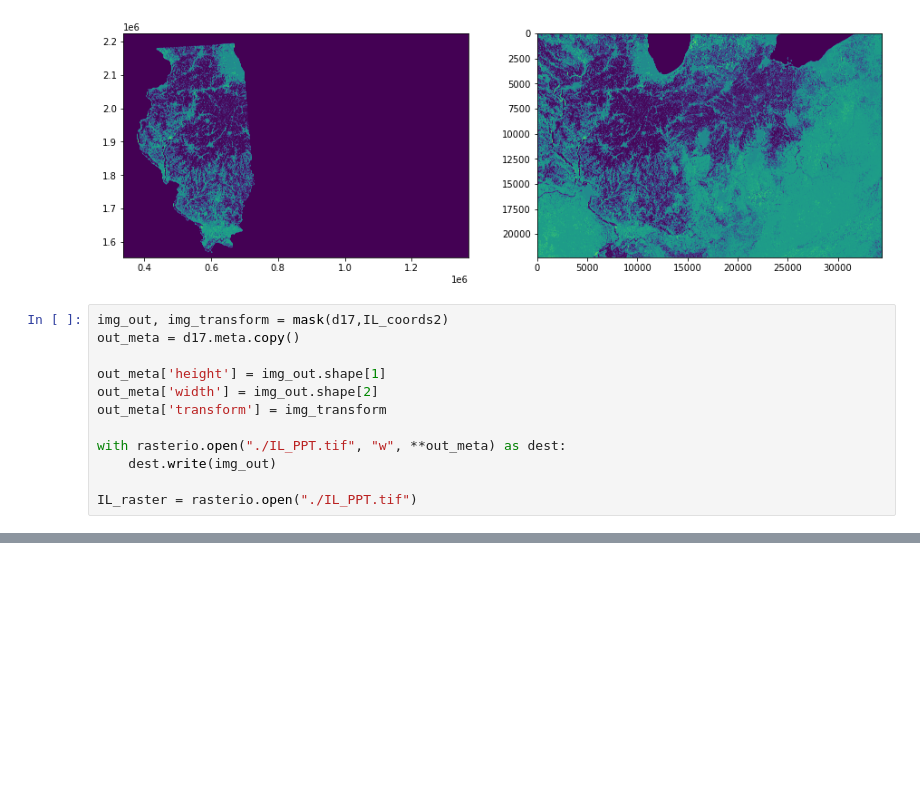
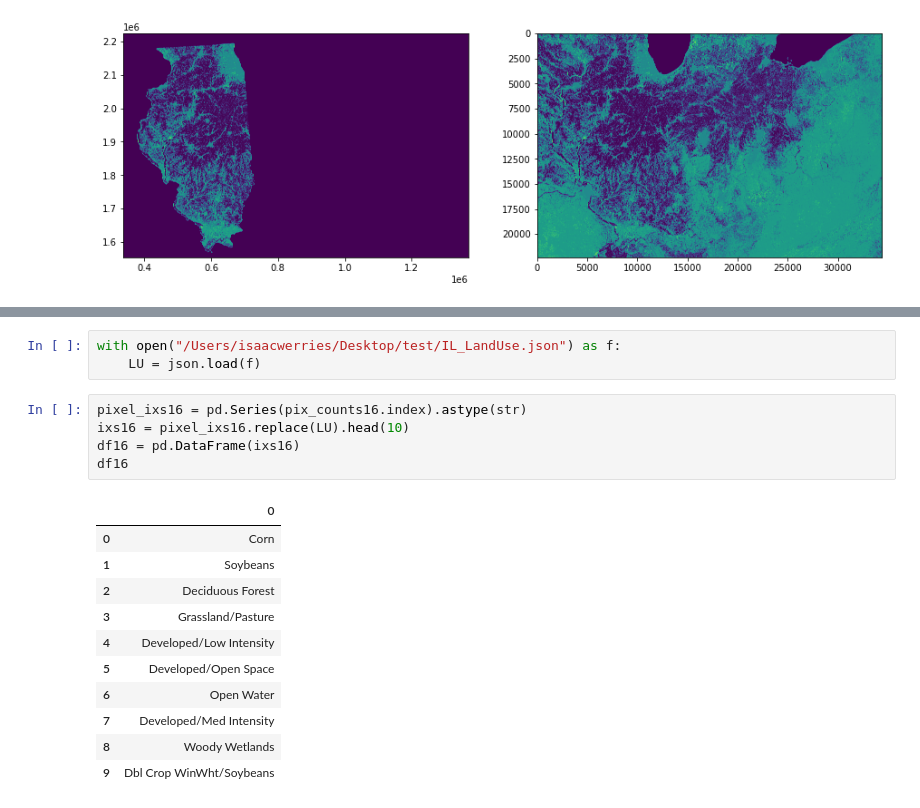
Before and after one commit to iw2/test, a Jupyter notebook: HW2_Werries.ipynb, the cells around one changed output, grey strips where cells are left out. Cells and saved outputs as stored; diff of their text form; blank space fills up the shorter version.

```diff
--- a/HW2_Werries.ipynb
+++ b/HW2_Werries.ipynb
@@ -103,18 +104,6 @@ plt.imshow(d16.read(1))
 # %% [output]
 <matplotlib.image.AxesImage at 0x...>
 [figure]
-# %%
-img_out, img_transform = mask(d17,IL_coords2)
-out_meta = d17.meta.copy()
-
-out_meta['height'] = img_out.shape[1]
-out_meta['width'] = img_out.shape[2]
-out_meta['transform'] = img_transform
-
-with rasterio.open("./IL_PPT.tif", "w", **out_meta) as dest:
-    dest.write(img_out)
-
-IL_raster = rasterio.open("./IL_PPT.tif")
 # %%
 from rasterio.plot import show
 
@@ -126,0 +153,20 @@ plt.imshow(d17.read(1))
+# %%
+with open("/Users/isaacwerries/Desktop/test/IL_LandUse.json") as f:
+    LU = json.load(f)
+# %%
+pixel_ixs16 = pd.Series(pix_counts16.index).astype(str)
+ixs16 = pixel_ixs16.replace(LU).head(10)
+df16 = pd.DataFrame(ixs16)
+df16
+# %% [output]
+|  | 0 |
+| 0 | Corn |
+| 1 | Soybeans |
+| 2 | Deciduous Forest |
+| 3 | Grassland/Pasture |
+| 4 | Developed/Low Intensity |
+| 5 | Developed/Open Space |
+| 6 | Open Water |
+| 7 | Developed/Med Intensity |
+| 8 | Woody Wetlands |
+| 9 | Dbl Crop WinWht/Soybeans |
```
Also changed, not shown: parts of 12 cells of this notebook, 2 other files.
